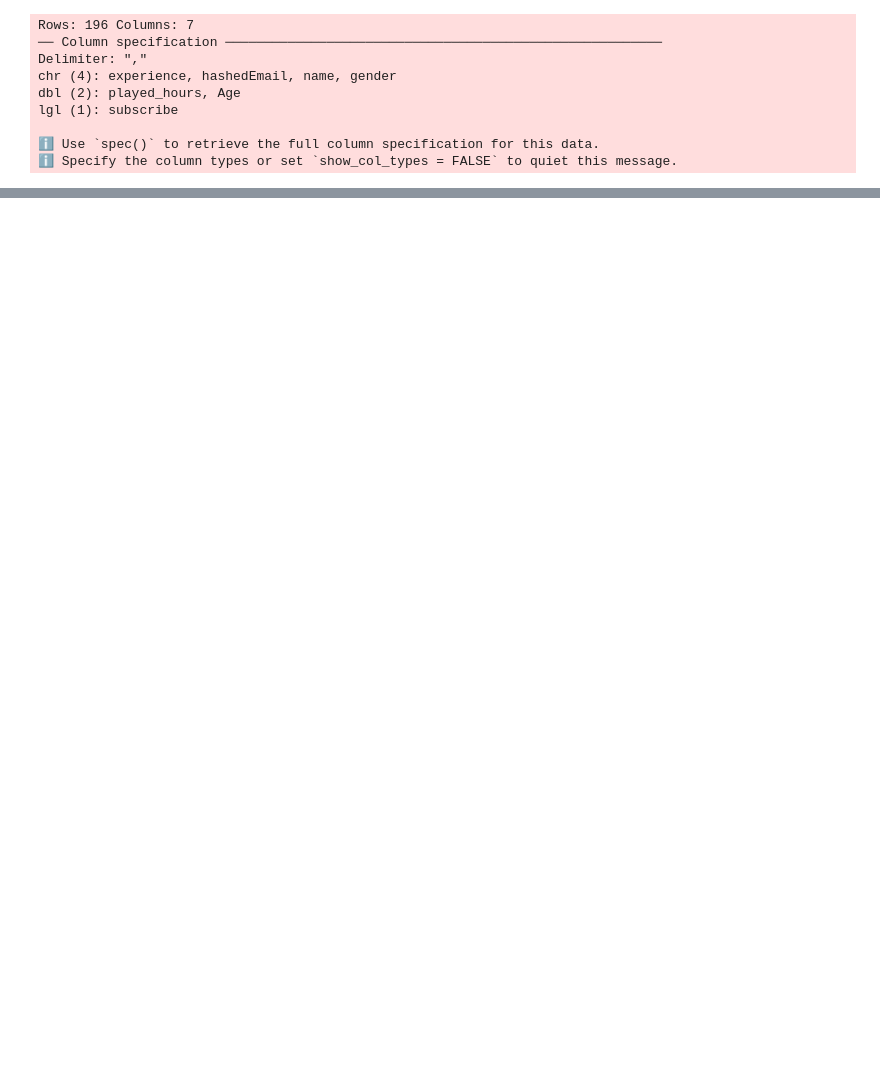
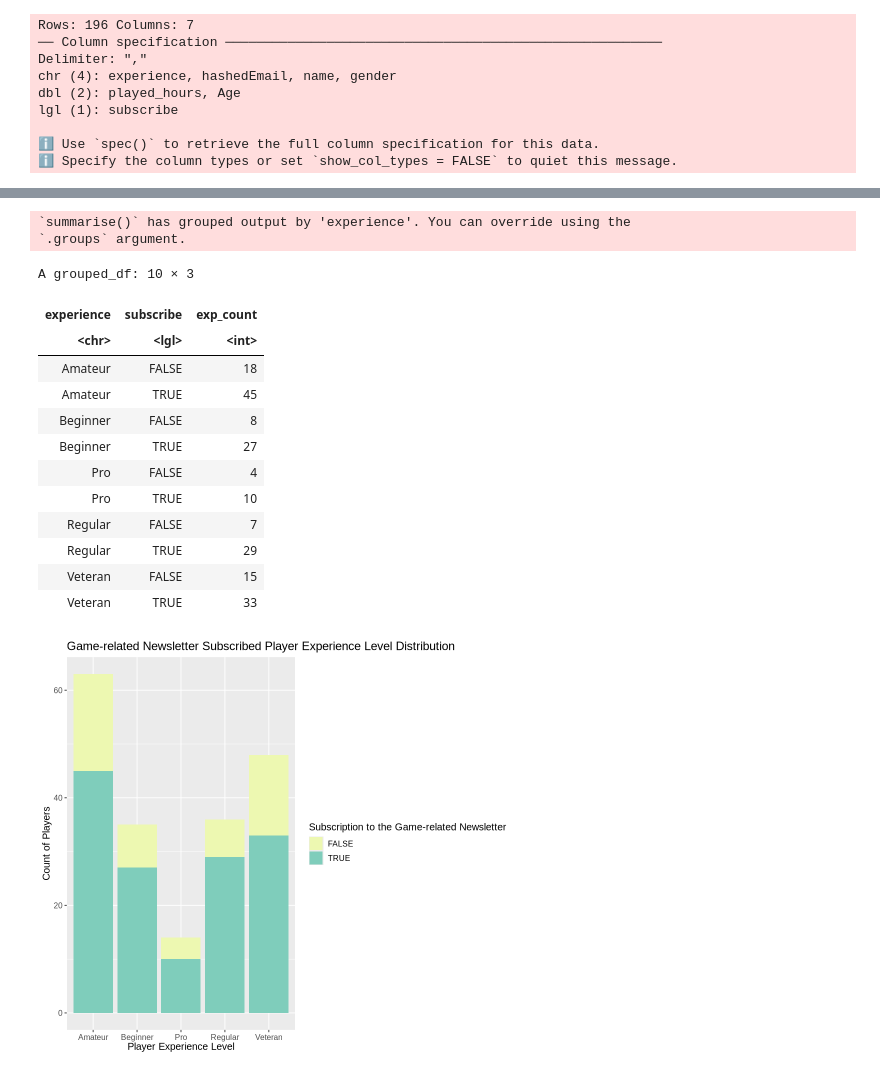
Before and after one commit to hy-008/dsci_project_1, a Jupyter notebook: dsci_project_0.ipynb, the cells around one changed output, grey strips where cells are left out. Drawn from its saved outputs; the diff is of its cells as text; code cells hidden in the pictures; blank space fills up the shorter version.

```diff
--- a/dsci_project_0.ipynb
+++ b/dsci_project_0.ipynb
@@ -149,0 +76,36 @@ A tibble: 1 × 2
+# %%
+options(repr.plot.height = 7, repr.plot.width = 8)
+
+exp_num <- player_data |>
+            # filter(subscribe == "TRUE") |>
+            group_by(experience, subscribe) |>
+            summarize(exp_count = n())
+exp_num
+
+exp_num_chart <- exp_num |>
+                ggplot(aes(x = experience, y = exp_count, fill = subscribe)) +
+                geom_bar(stat = "identity") +
+                labs(x = "Player Experience Level",
+                     y = "Count of Players",
+                     fill = "Subscription to the Game-related Newsletter") +
+                ggtitle("Game-related Newsletter Subscribed Player Experience Level Distribution") +
+                scale_fill_brewer(palette = 'YlGnBu') +
+                theme(text = element_text(size = 12))
+exp_num_chart
+# %% [output]
+`summarise()` has grouped output by 'experience'. You can override using the
+`.groups` argument.
+A grouped_df: 10 × 3
+| experience | subscribe | exp_count |
+| <chr> | <lgl> | <int> |
+| Amateur | FALSE | 18 |
+| Amateur | TRUE | 45 |
+| Beginner | FALSE | 8 |
+| Beginner | TRUE | 27 |
+| Pro | FALSE | 4 |
+| Pro | TRUE | 10 |
+| Regular | FALSE | 7 |
+| Regular | TRUE | 29 |
+| Veteran | FALSE | 15 |
+| Veteran | TRUE | 33 |
+[figure, added]
```
Also changed, not shown: parts of 11 cells of this notebook.
